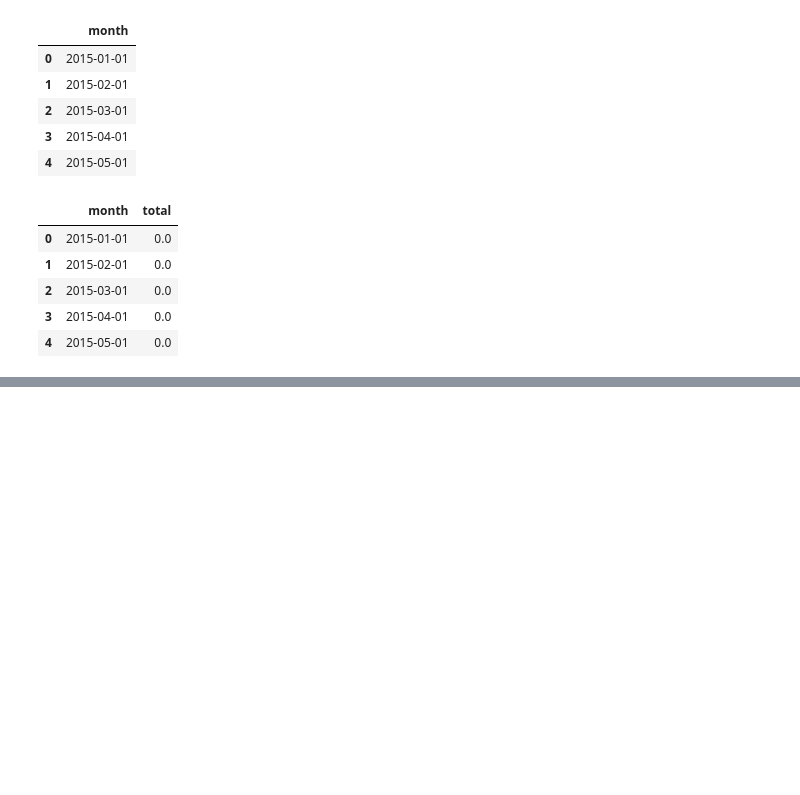
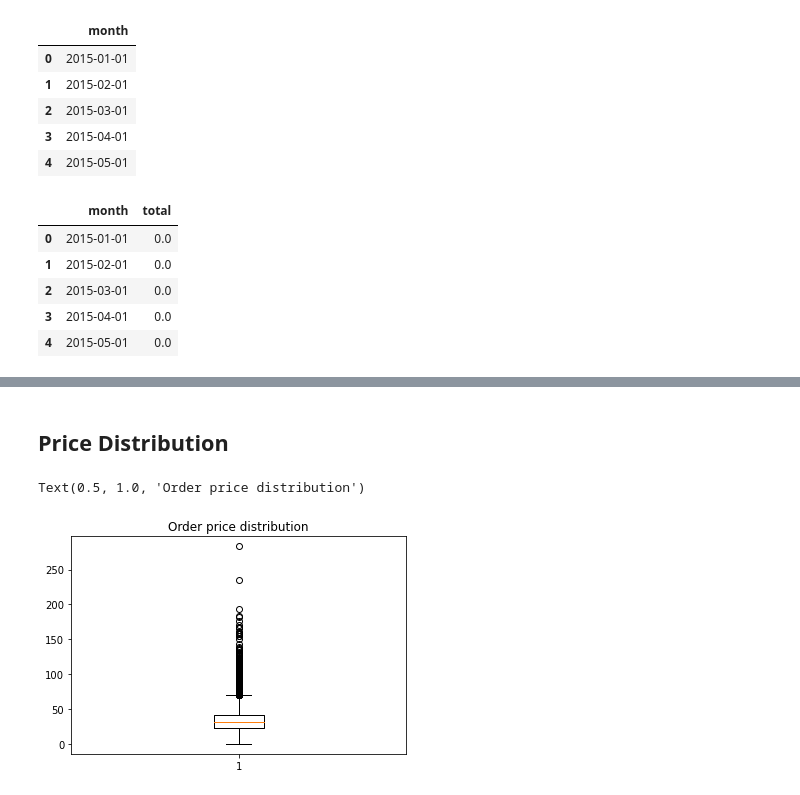
Before and after one commit to DeovratP/Logistic-Regression, a Jupyter notebook: Online_food_delivery_analysis/Online_food_delivery_analysis.ipynb, the cells around one changed output, grey strips where cells are left out. Cells and saved outputs as stored; diff of their text form; code cells hidden in the pictures; blank space fills up the shorter version.

Commit message:
Price distro

```diff
--- a/Online_food_delivery_analysis/Online_food_delivery_analysis.ipynb
+++ b/Online_food_delivery_analysis/Online_food_delivery_analysis.ipynb
@@ -370,0 +390,12 @@ plt.title('Total monthly sales')
+# %% [markdown]
+## Price Distribution
+# %%
+order_total = df[['Order ID', 'Quantity', 'Product Price']].copy()
+order_total['total'] = order_total['Quantity'] * order_total['Product Price']
+
+order_totals = order_total.groupby('Order ID').agg({'total': 'sum'})
+plt.boxplot(order_totals['total'])
+plt.title('Order price distribution')
+# %% [output]
+Text(0.5, 1.0, 'Order price distribution')
+[figure, added]
```
Also changed, not shown: parts of 3 cells of this notebook.
